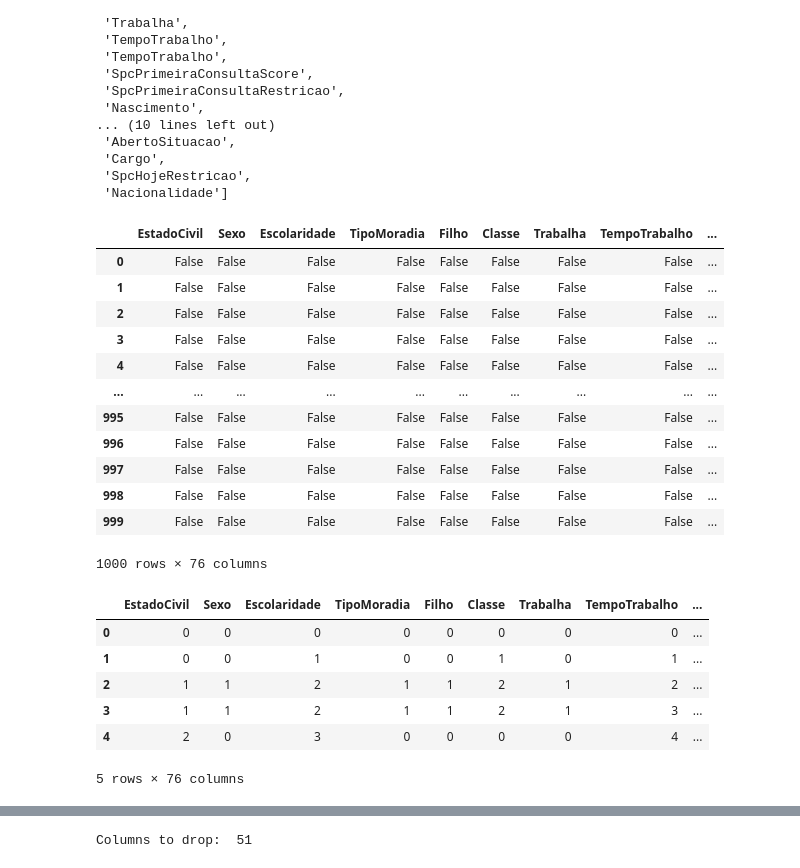
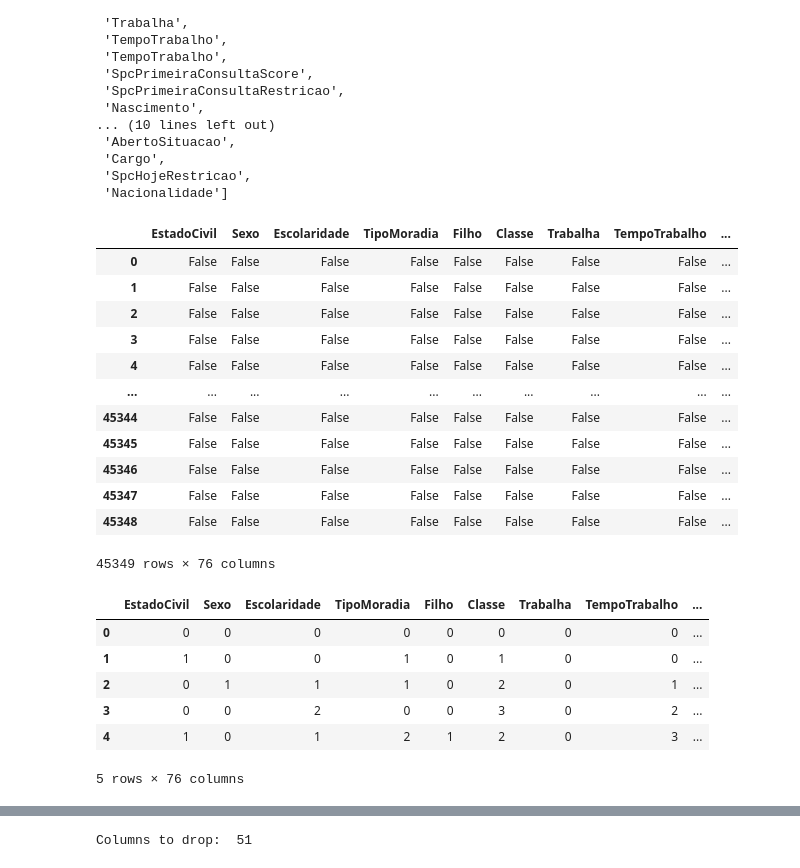
Before and after one commit to diogoeverson/Data-Sci-ML-Python-Analise-Credito-Varejo, a Jupyter notebook: Data-Sci-ML-Python-Analise-Credito-Varejo.ipynb, the cells around one changed output, grey strips where cells are left out. Drawn from its saved outputs; the diff is of its cells as text; code cells hidden in the pictures.

```diff
--- a/Data-Sci-ML-Python-Analise-Credito-Varejo.ipynb
+++ b/Data-Sci-ML-Python-Analise-Credito-Varejo.ipynb
@@ -11,7 +12,8 @@ import pandas as pd
 import matplotlib.pyplot as plt
 import numpy as np
 # %%
-df_dados = pd.read_csv('credito.csv', sep = ';')
+#df_dados = pd.read_csv('credito.csv', sep = ';')
+df_dados = pd.read_csv('Dados2018a2019.csv', sep = ';')
 # %%
 #Análise exploratório para verificar colunas TARGET, REMOVER, TRANSFORMA TEXTO EM NÚMERO
 #ATENÇÃO POIS O NOME DO CAMPO APARECE APÓS A RELAÇÃO DE VALORES
@@ -52,7 +54,8 @@ Name: VlrCartaoDebito, dtype: float64
 #Pré-processamento
 #Feature selection
 #Removendo campos identificadores
-df_dados = df_dados.drop(['Cliente_Id', 'Cpf', 'Nome', 'Bairro', 'Cidade', 'Uf', 'Fazendeiro'], axis=1)
+#df_dados = df_dados.drop(['Cliente_Id', 'Cpf', 'Nome', 'Bairro', 'Cidade', 'Uf', 'Fazendeiro'], axis=1)
+df_dados = df_dados.drop(['Bairro', 'Cidade', 'Uf', 'Fazendeiro'], axis=1)
 # %%
 df_dados.head()
 # %% [output]
@@ -97,21 +101,21 @@ for x in colunas_texto:
     i = 0
 # %%
 #Trantando dados missing
-df_dados.isnull()
+df_dados.isna()
 # %% [output]
 |  | EstadoCivil | Sexo | Escolaridade | TipoMoradia | Filho | Classe | Trabalha | TempoTrabalho | ... |
 | 0 | False | False | False | False | False | False | False | False | ... |
 | 1 | False | False | False | False | False | False | False | False | ... |
 | 2 | False | False | False | False | False | False | False | False | ... |
 | 3 | False | False | False | False | False | False | False | False | ... |
 | 4 | False | False | False | False | False | False | False | False | ... |
 | ... | ... | ... | ... | ... | ... | ... | ... | ... | ... |
-| 995 | False | False | False | False | False | False | False | False | ... |
-| 996 | False | False | False | False | False | False | False | False | ... |
-| 997 | False | False | False | False | False | False | False | False | ... |
-| 998 | False | False | False | False | False | False | False | False | ... |
-| 999 | False | False | False | False | False | False | False | False | ... |
+| 45344 | False | False | False | False | False | False | False | False | ... |
+| 45345 | False | False | False | False | False | False | False | False | ... |
+| 45346 | False | False | False | False | False | False | False | False | ... |
+| 45347 | False | False | False | False | False | False | False | False | ... |
+| 45348 | False | False | False | False | False | False | False | False | ... |
-1000 rows × 76 columns
+45349 rows × 76 columns
 # %%
 #Se os valores missing mesmos substituídos estiverem influenciando a análise, experimetar df_dados.dropna() ou
 #df_dados.interpolate(method ='linear', limit_direction ='forward')
@@ -121,10 +125,10 @@ df_dados.head()
 # %% [output]
 |  | EstadoCivil | Sexo | Escolaridade | TipoMoradia | Filho | Classe | Trabalha | TempoTrabalho | ... |
 | 0 | 0 | 0 | 0 | 0 | 0 | 0 | 0 | 0 | ... |
-| 1 | 0 | 0 | 1 | 0 | 0 | 1 | 0 | 1 | ... |
-| 2 | 1 | 1 | 2 | 1 | 1 | 2 | 1 | 2 | ... |
-| 3 | 1 | 1 | 2 | 1 | 1 | 2 | 1 | 3 | ... |
-| 4 | 2 | 0 | 3 | 0 | 0 | 0 | 0 | 4 | ... |
+| 1 | 1 | 0 | 0 | 1 | 0 | 1 | 0 | 0 | ... |
+| 2 | 0 | 1 | 1 | 1 | 0 | 2 | 0 | 1 | ... |
+| 3 | 0 | 0 | 2 | 0 | 0 | 3 | 0 | 2 | ... |
+| 4 | 1 | 0 | 1 | 2 | 1 | 2 | 0 | 3 | ... |
 5 rows × 76 columns
 # %%
 # Visualizando a correlação em tabela
```
Also changed, not shown: parts of 17 cells of this notebook.
